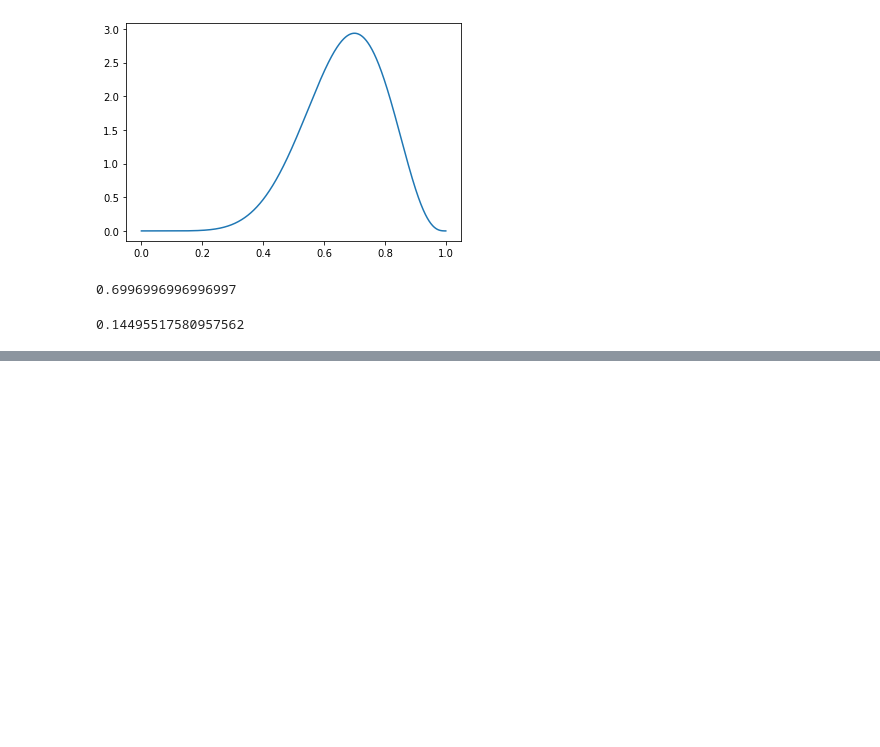
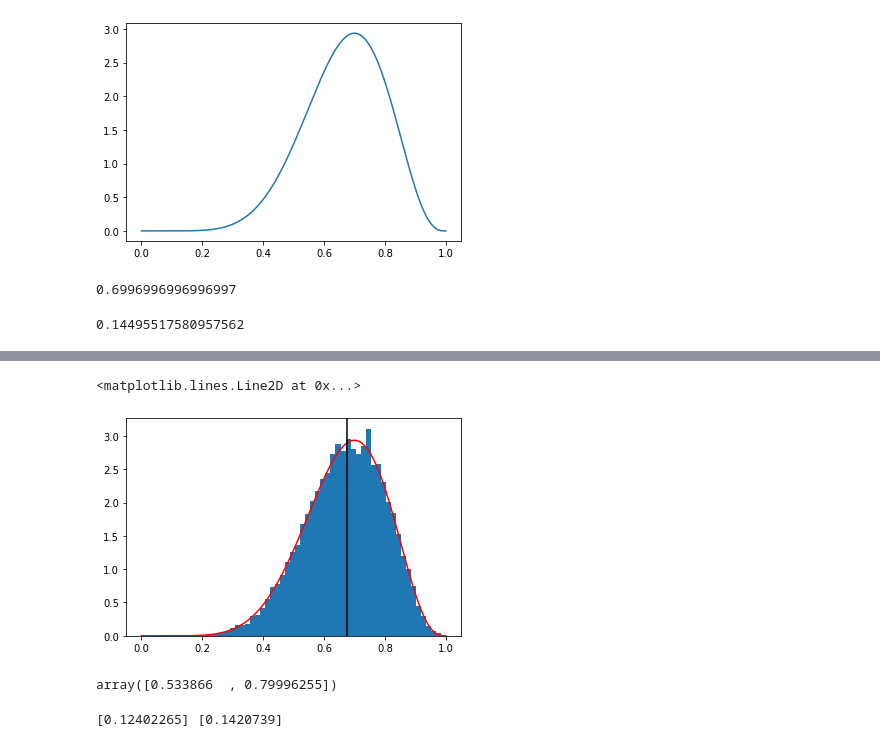
Before and after one commit to psalazarg02/MetodosComputacionales20222, a Jupyter notebook: Week12/BayesianCoin.ipynb, the cells around one changed output, grey strips where cells are left out. Drawn from its saved outputs; the diff is of its cells as text; code cells hidden in the pictures; blank space fills up the shorter version.

```diff
--- a/Week12/BayesianCoin.ipynb
+++ b/Week12/BayesianCoin.ipynb
@@ -87,0 +93,18 @@ plt.plot(p,Pos/I,color='r')
+# %%
+plt.hist(MCMC[:,0],bins=50,density=True);
+plt.plot(p,Pos/I,color='r')
+plt.axvline(x=mean,color='k')
+# %% [output]
+<matplotlib.lines.Line2D at 0x...>
+[figure, added]
+# %%
+q = np.quantile( MCMC[:,0], q = [0.16,0.84], axis=0)
+q
+# %% [output]
+array([0.533866  , 0.79996255])
+# %%
+errorinf = mean-q[0]
+errorsup = q[1]-mean
+print(errorsup,errorinf)
+# %% [output]
+[0.12402265] [0.1420739]
```
Also changed, not shown: parts of 4 cells of this notebook.
